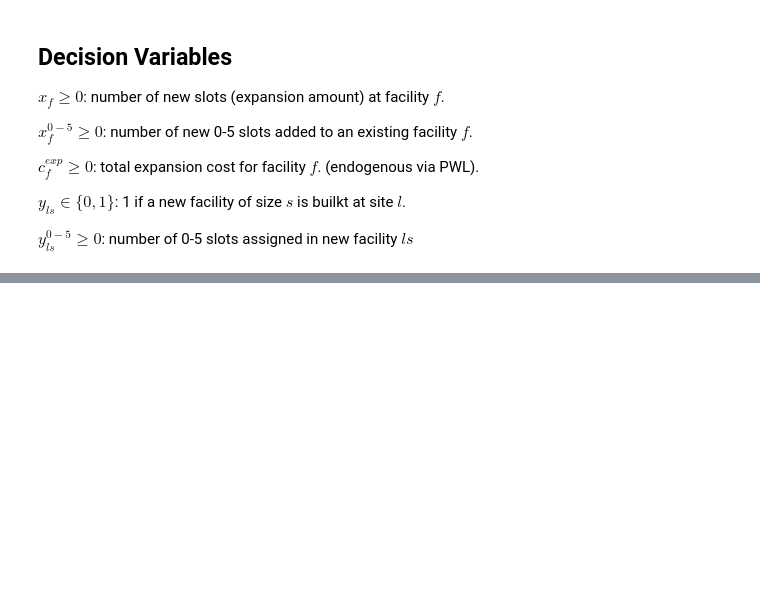
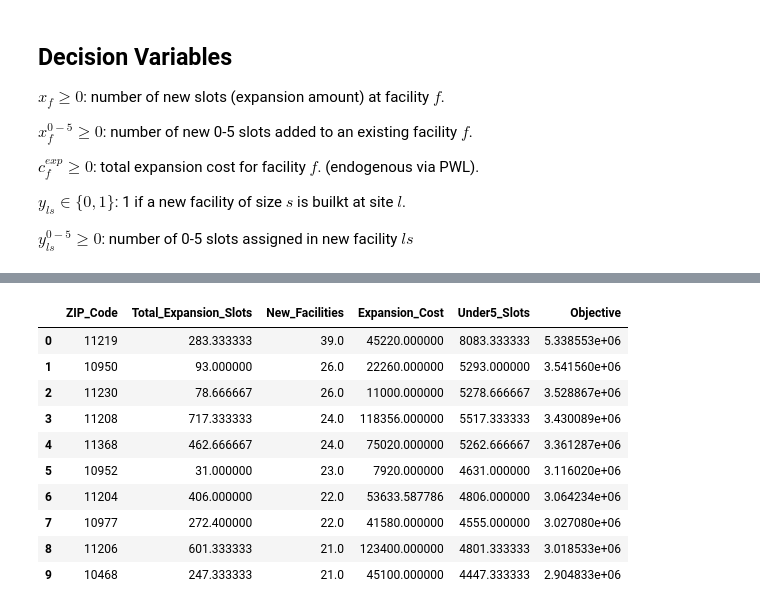
Before and after one commit to sabrinawangmeixu/IEOR-4004-Project-1, a Jupyter notebook: IEOR 4004 Project 1.ipynb, the cells around one changed output, grey strips where cells are left out. Saved outputs shown, nothing was run; the diff lists cells and outputs as text; code cells hidden in the pictures; blank space fills up the shorter version.

```diff
--- a/IEOR 4004 Project 1.ipynb
+++ b/IEOR 4004 Project 1.ipynb
@@ -386,0 +426,47 @@ Decisions:
+# %%
+
+# Initialize new columns in res_df (will add summary metrics)
+res_df['Total_Expansion_Slots'] = 0.0
+res_df['New_Facilities'] = 0.0
+res_df['Expansion_Cost'] = 0.0
+res_df['Under5_Slots'] = 0.0
+
+# --- Iterate once over columns, sum by type ---
+for col in res_df.columns:
+    if col.startswith('expand_amount['):
+        res_df['Total_Expansion_Slots'] += res_df[col].fillna(0)
+    elif col.startswith('build['):
+        res_df['New_Facilities'] += res_df[col].fillna(0)
+    elif col.startswith('expansion_cost['):
+        res_df['Expansion_Cost'] += res_df[col].fillna(0)
+    elif 'under5' in col:  # catches expand_under5 and build_under5
+        res_df['Under5_Slots'] += res_df[col].fillna(0)
+
+# --- Keep only summary columns + objective ---
+keep_cols = ['Total_Expansion_Slots', 'New_Facilities',
+             'Expansion_Cost', 'Under5_Slots']
+
+if 'Objective' in res_df.columns:
+    keep_cols.append('Objective')
+
+summary = res_df[keep_cols].copy()
+
+# --- Clean up ---
+summary = summary.fillna(0)
+summary = summary.sort_values('Objective', ascending=False)
+summary = summary.reset_index().rename(columns={'index': 'ZIP_Code'})
+
+# --- Preview top ZIPs ---
+display(summary.head(10))
+# %% [output]
+|  | ZIP_Code | Total_Expansion_Slots | New_Facilities | Expansion_Cost | Under5_Slots | Objective |
+| 0 | 11219 | 283.333333 | 39.0 | 45220.000000 | 8083.333333 | 5.338553e+06 |
+| 1 | 10950 | 93.000000 | 26.0 | 22260.000000 | 5293.000000 | 3.541560e+06 |
+| 2 | 11230 | 78.666667 | 26.0 | 11000.000000 | 5278.666667 | 3.528867e+06 |
+| 3 | 11208 | 717.333333 | 24.0 | 118356.000000 | 5517.333333 | 3.430089e+06 |
+| 4 | 11368 | 462.666667 | 24.0 | 75020.000000 | 5262.666667 | 3.361287e+06 |
+| 5 | 10952 | 31.000000 | 23.0 | 7920.000000 | 4631.000000 | 3.116020e+06 |
+| 6 | 11204 | 406.000000 | 22.0 | 53633.587786 | 4806.000000 | 3.064234e+06 |
+| 7 | 10977 | 272.400000 | 22.0 | 41580.000000 | 4555.000000 | 3.027080e+06 |
+| 8 | 11206 | 601.333333 | 21.0 | 123400.000000 | 4801.333333 | 3.018533e+06 |
+| 9 | 10468 | 247.333333 | 21.0 | 45100.000000 | 4447.333333 | 2.904833e+06 |
```
Also changed, not shown: parts of 11 cells of this notebook, 1 other file.
